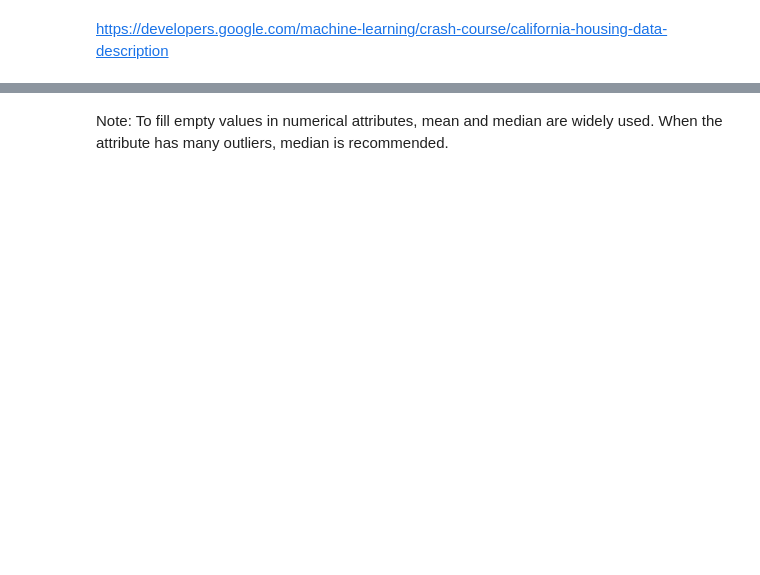
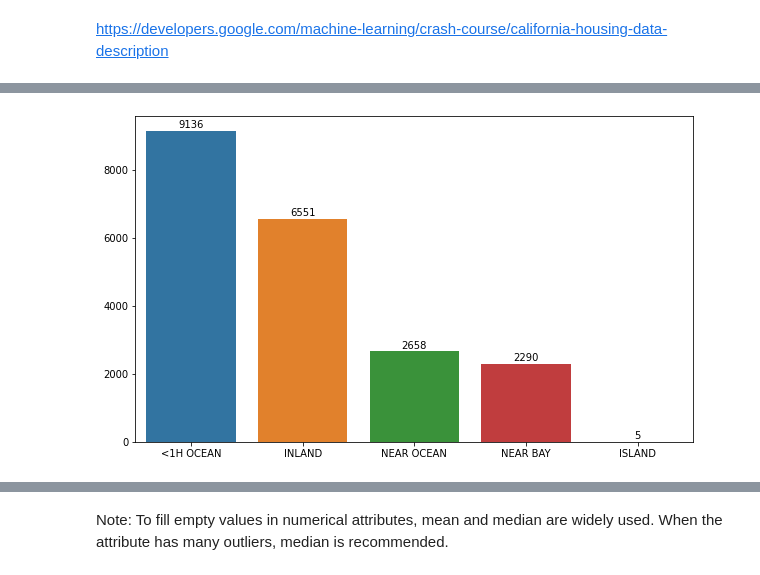
Before and after one commit to andre-nk/olc_california_housing, a Jupyter notebook: day-2-eda.ipynb, the cells around one changed output, grey strips where cells are left out. Cells and saved outputs as stored; diff of their text form; code cells hidden in the pictures; blank space fills up the shorter version.

```diff
--- a/day-2-eda.ipynb
+++ b/day-2-eda.ipynb
@@ -64,6 +124,14 @@ plt.show()
 # %%
-# Change the figure size
-plt.figure(figsize=(8, 6))
+# BARPLOT WITH BAR'S ANNOTATION (PYPLOT)
+
+plt.figure(figsize=(10, 6))
 barplot = sns.barplot(y=data_barplot.values, x=data_barplot.index)
+
+for i in range(len(data_barplot)):
+    #Parameters: ([index], [Y-axis offset (+100 pt)], [value], [alignment])
+    plt.text(i, (data_barplot.values[i] + 100), data_barplot.values[i], horizontalalignment='center')
+
 plt.show()
+# %% [output]
+[figure, added]
 # %%
```
Also changed, not shown: parts of 79 cells of this notebook.
